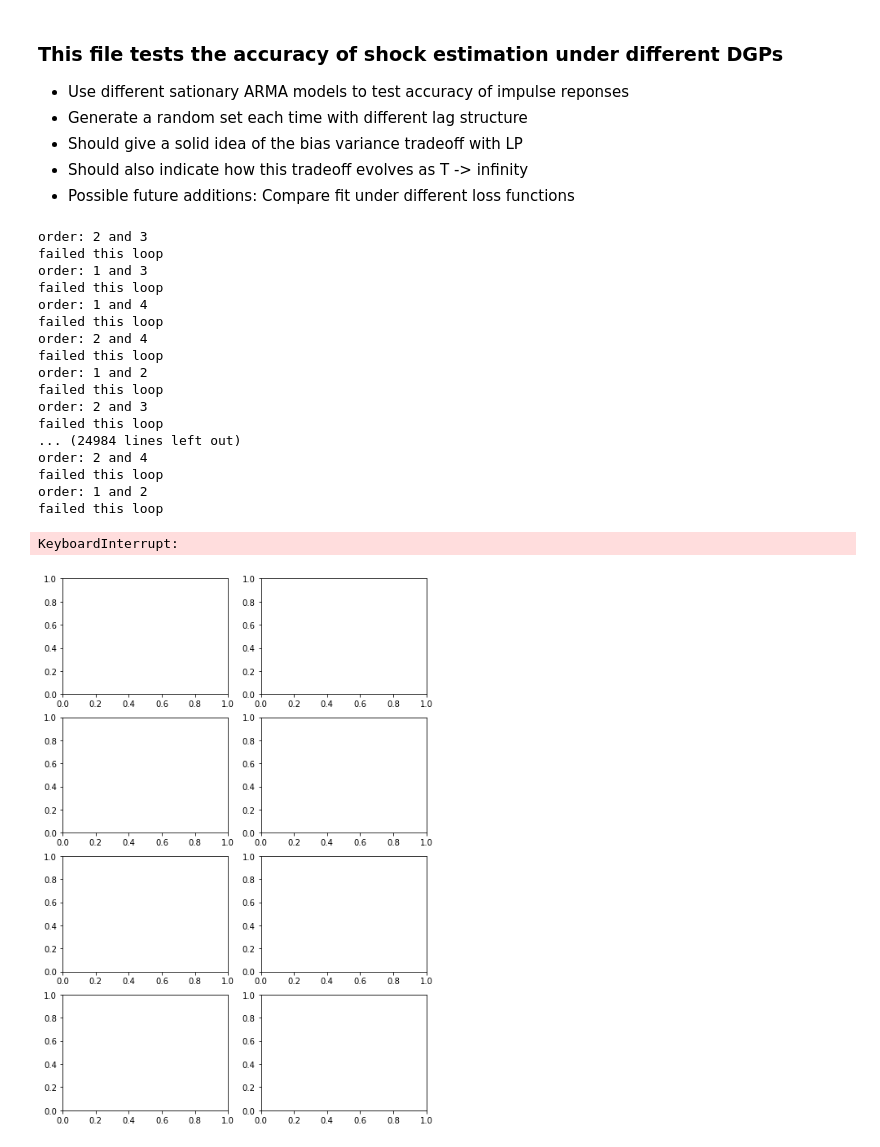
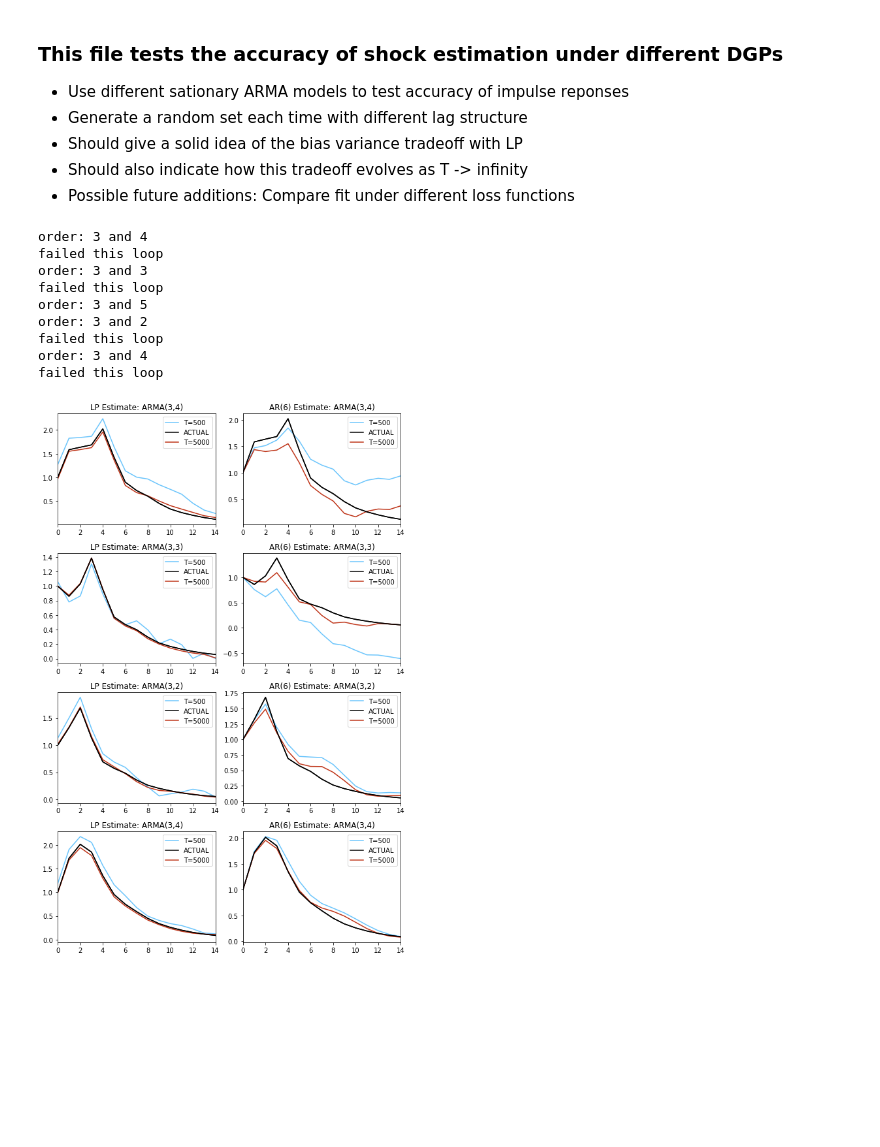
Before and after one commit to willcrossb/local_projection, a Jupyter notebook: code/simulatedDGP.ipynb, the cells around one changed output. Cells and saved outputs as stored; diff of their text form; code cells hidden in the pictures; blank space fills up the shorter version.

```diff
--- a/code/simulatedDGP.ipynb
+++ b/code/simulatedDGP.ipynb
@@ -23,37 +23,41 @@ fig, axs = plt.subplots(4,2, figsize = (8, 12))
 i = 0
 
 #AR Lag order
-AR_lag_l = 4
+AR_lag_l = 6
 
-while i < 2:
-    try:
+while i < 4:
+    # try:
 
         #Generate vectors for the ARMA process parameters
         rng = np.random.default_rng()
-        p = rng.integers(low=1, high=4, size=1)[0]
-        q = rng.integers(low=2, high=5, size=1)[0]
+
+        p=3
+        arparams = np.array([.75, -.25, .2])
+
+        q = rng.integers(low=2, high=7, size=1)[0]
+        maparams = np.random.rand(q,1)
         print(f"order: {p} and {q}")
 
-        arparams = np.random.rand(p[0],1)
-        maparams = np.random.rand(q[0],1)
-
-        ar = np.r_[1, -arparams[:,0]] # add zero-lag and negate
+        ar = np.r_[1, -arparams] # add zero-lag and negate
         ma = np.r_[1, maparams[:,0]] # add zero-lag
 
         param_vec = np.r_[ar,ma]
         arma_process = sm.tsa.ArmaProcess(ar, ma)
-        if arma_process.isstationary ==False:
+        if arma_process.isstationary ==False or arma_process.isinvertible == False:
                 continue
 
         #Generate ARMA Sample
-        y = arma_process.generate_sample(100000)
-        model = sm.tsa.ARIMA(y,order= (p, 0, q)).fit()
-        print(model.params)
-        #Compute the structural shock
+        y = arma_process.generate_sample(10000)
+        model = sm.tsa.ARIMA(y,order= (p, 0, q), trend='n').fit()
+        #Test that the fitted is actually the true model
+        # print(model.params)
+        # print(param_vec)
+
+        #Back out the structural shock
         residual = y - model.fittedvalues
 
         #Vector of sample size and color, loop over this for each plot
-        ss_vec = {500:"#353cfc", 5000:"#27d945"}
+        ss_vec = {500:"#5bbffc", 5000:"#b81f00"}
 
         for ss in ss_vec:
 
@@ -64,50 +68,42 @@ while i < 2:
             last_vals[0] = 1
             ar_fcast[0] =1
             for tstep in range(1,15):
                 resp = sum(armodel.params * [1, *last_vals])
                 ar_fcast[tstep] = resp
                 last_vals[1:AR_lag_l] = last_vals[0:(AR_lag_l-1)]
                 last_vals[0] = resp
 
 
-            #ar_fcast = armodel.predict(ss,ss+15)
-
+            #Compute LP
             irf = locproj(residual[0:ss],y[0:ss],0,15,99)
 
             #Define plots here
             axs[i,0].plot(irf.resp,color = ss_vec[ss] ,alpha = .9,label = f"T={ss}")
             axs[i,0].legend()
-            axs[i,0].set_title(f"LP Estimate: ARIMA({p[0]},0,{q[0]})")
+            axs[i,0].set_title(f"LP Estimate: ARMA({p},{q})")
             axs[i,0].plot(arma_process.impulse_response(15),color='black',label='ACTUAL')
+            axs[i,0].set_xlim([0, 14])
 
             axs[i,1].plot(ar_fcast,color = ss_vec[ss],alpha = .9,label = f"T={ss}")
             axs[i,1].legend()
-            axs[i,1].set_title(f"AR({AR_lag_l}) Estimate: ARIMA({p[0]},0,{q[0]})")
+            axs[i,1].set_title(f"AR({AR_lag_l}) Estimate: ARMA({p},{q})")
             axs[i,1].plot(arma_process.impulse_response(15),color='black',label='ACTUAL')
+            axs[i,1].set_xlim([0, 14])
 
         i +=1
-    except:
+    # except:
         print("failed this loop")
 
 
 plt.tight_layout()
 # %% [output]
-order: 2 and 3
+order: 3 and 4
 failed this loop
-order: 1 and 3
+order: 3 and 3
 failed this loop
-order: 1 and 4
+order: 3 and 5
+order: 3 and 2
 failed this loop
-order: 2 and 4
+order: 3 and 4
 failed this loop
-order: 1 and 2
-failed this loop
-order: 2 and 3
-failed this loop
-... (24984 lines left out)
-order: 2 and 4
-failed this loop
-order: 1 and 2
-failed this loop
-KeyboardInterrupt:
-[figure, old version]
+[figure, new version]
```
Also changed, not shown: 1 other file.
